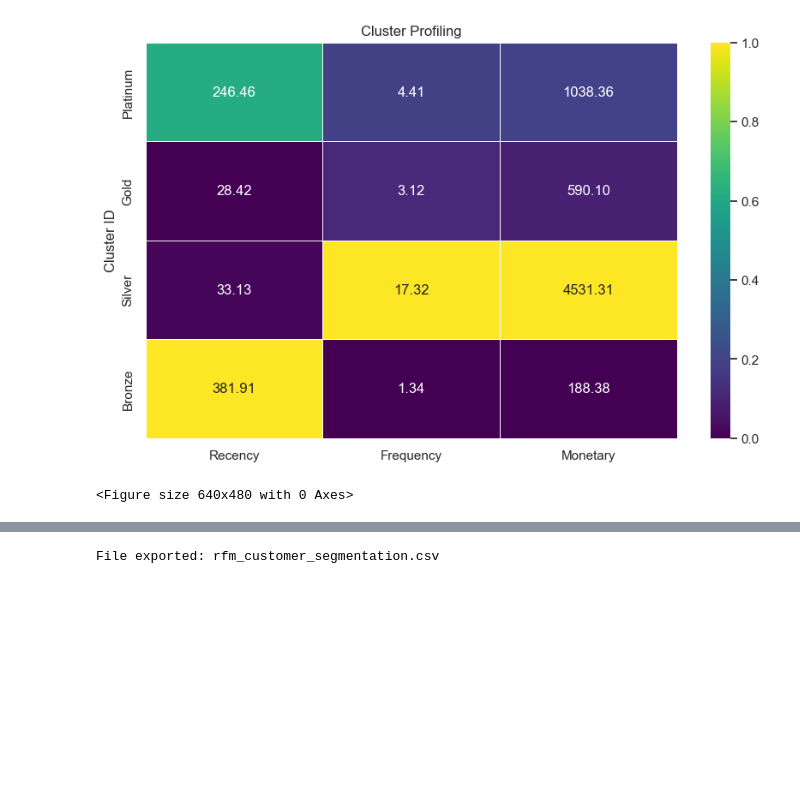
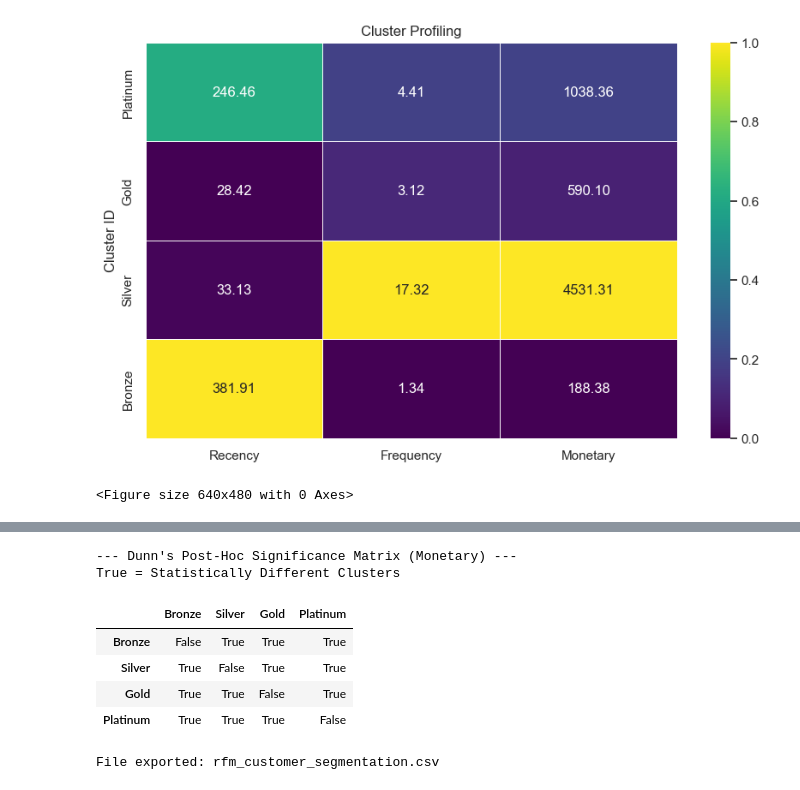
Before and after one commit to hansdarmawann/or2mrfm-1, a Jupyter notebook: notebooks/code.ipynb, the cells around one changed output, grey strips where cells are left out. Drawn from its saved outputs; the diff is of its cells as text; code cells hidden in the pictures; blank space fills up the shorter version.

Commit message:
Add Kruskal Wallis and Post Hoc Test.

```diff
--- a/notebooks/code.ipynb
+++ b/notebooks/code.ipynb
@@ -296,3 +322,32 @@ plt.savefig(
+# %%
+import scikit_posthocs as sp
+
+# 1. Run Dunn's test with Bonferroni correction for Monetary (your highest variance metric)
+# This confirms if 'Silver' is a unique 'Whale' group or just lucky outliers.
+dunn_monetary = sp.posthoc_dunn(
+    rfm,
+    val_col='Monetary',
+    group_col='Cluster',
+    p_adjust='bonferroni'
+)
+
+# 2. Create a clean "Significant or Not" matrix
+# True (1) means they are statistically different groups
+sig_matrix = dunn_monetary < 0.05
+
+print("--- Dunn's Post-Hoc Significance Matrix (Monetary) ---")
+print("True = Statistically Different Clusters\n")
+
+# Display with a heatmap style for easy reading in your notebook
+display(sig_matrix.style.background_gradient(cmap='RdYlGn', axis=None))
+# %% [output]
+--- Dunn's Post-Hoc Significance Matrix (Monetary) ---
+True = Statistically Different Clusters
+|  | Bronze | Silver | Gold | Platinum |
+| Bronze | False | True | True | True |
+| Silver | True | False | True | True |
+| Gold | True | True | False | True |
+| Platinum | True | True | True | False |
 # %%
 import plotly.express as px
 
```
Also changed, not shown: parts of 4 cells of this notebook, 1 other file.
